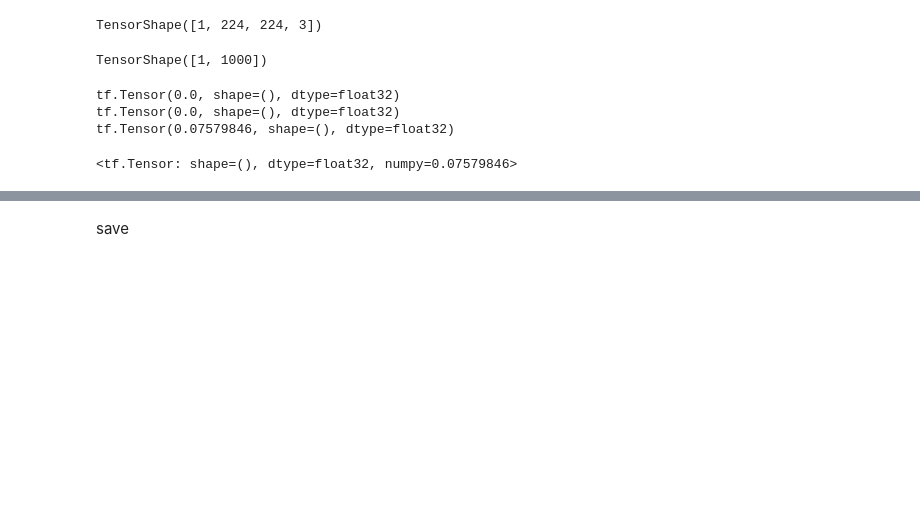
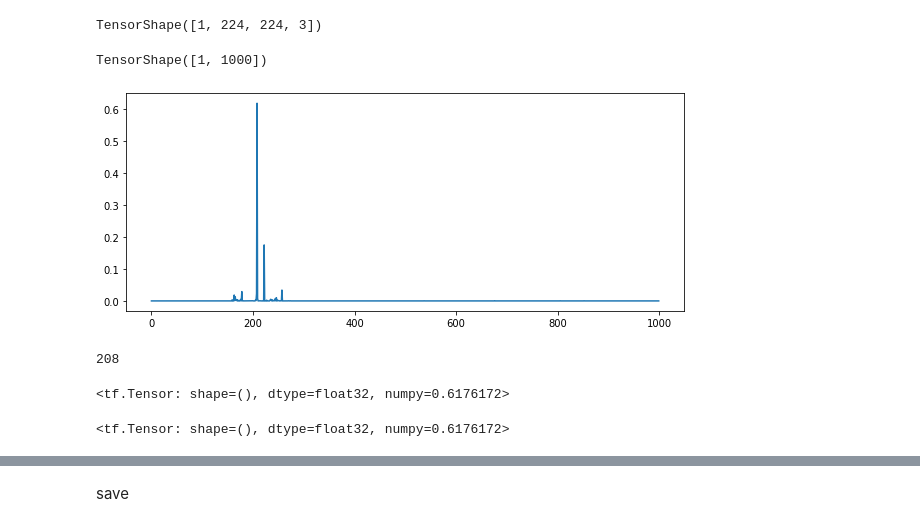
Before and after one commit to dakaun/meaningful-perturbation, a Jupyter notebook: experiments/meaningful_perturbation.ipynb, the cells around one changed output, grey strips where cells are left out. Saved outputs shown, nothing was run; the diff lists cells and outputs as text; code cells hidden in the pictures; blank space fills up the shorter version.

```diff
--- a/experiments/meaningful_perturbation.ipynb
+++ b/experiments/meaningful_perturbation.ipynb
@@ -52,8 +52,8 @@ _________________________________________________________________
 load image
 # %%
 # pytorch version
-original_img = cv2.imread('/home/student/PycharmProjects/tf2_meaningful_perturbation/examples/hopper.jpg', 1)
-#original_img = cv2.imread('/home/student/PycharmProjects/tf2_meaningful_perturbation/examples/YellowLabradorLooking_new.jpg', 1)
+#original_img = cv2.imread('/home/student/PycharmProjects/tf2_meaningful_perturbation/examples/hopper.jpg', 1)
+original_img = cv2.imread('/home/student/PycharmProjects/tf2_meaningful_perturbation/examples/YellowLabradorLooking_new.jpg', 1)
 #original_img = cv2.imread('/home/student/PycharmProjects/tf2_meaningful_perturbation/examples/coffee.jpg', 1)
 #original_img = cv2.imread('/home/student/PycharmProjects/pytorch_perturbation/pytorch-explain-black-box/examples/flute.jpg', 1)
 original_img = cv2.resize(original_img, (224, 224))
@@ -116,9 +116,14 @@ def tv_norm(inputmask, tv_beta):
     col_grad = tf.pow(tf.reduce_mean(tf.abs((img[:,:-1] - img[:,1:]))), tv_beta)
     sum_grad = row_grad + col_grad
     return sum_grad
-# %%
-img = preprocess_image(img)
-blurred_img = preprocess_image(blurred_img2)
+# %%
+#img = preprocess_image(img)
+#blurred_img = preprocess_image(blurred_img2)
+
+img = tf.keras.applications.vgg19.preprocess_input(img*255)
+img = tf.expand_dims(img, 0)
+blurred_img = tf.keras.applications.vgg19.preprocess_input(blurred_img2*255)
+blurred_img = tf.expand_dims(blurred_img, 0)
 # %%
 mask = np.float32([mask_init])
 mask = tf.convert_to_tensor(mask)
@@ -160,6 +183,20 @@ outputs = model(perturbated_input)
 outputs.shape
 # %% [output]
 TensorShape([1, 1000])
+# %%
+plt.figure(figsize=(10,4))
+plt.plot(outputs[0])
+plt.show()
+# %% [output]
+[figure, added]
+# %%
+np.argmax(outputs[0])
+# %% [output]
+208
+# %%
+outputs[0,category]
+# %% [output]
+<tf.Tensor: shape=(), dtype=float32, numpy=0.6176172>
 # %%
 loss = l1_coeff*tf.reduce_mean(tf.abs(1-mask)) + tv_coeff*tv_norm(mask, tv_beta) + outputs[0, category]
 # l1_coeff: lasso regression (shrinks less important features to zero)
@@ -171,18 +207,15 @@ minimize() # optimizer.step()
 # %%
 with tf.GradientTape() as tape:
-    outputs = model(perturbated_input)
-    l1 = l1_coeff*tf.reduce_mean(tf.abs(1-mask))
-    print(l1)
-    l2 = tv_coeff*tv_norm(mask, tv_beta)
-    print(l2)
-    l3 = outputs[0, category]
-    print(l3)
-    loss = l1 + l2 + l3
-    #tape.watch(img)
-    #loss = l1_coeff*tf.reduce_mean(tf.abs(1-mask)) + tv_coeff*tv_norm(mask, tv_beta) + outputs[0, category]
+    tape.watch(mask)
+    #l1 = l1_coeff*tf.reduce_mean(tf.abs(1-mask))
+    #print(l1)
+    #l2 = tv_coeff*tv_norm(mask, tv_beta)
+    #print(l2)
+    #l3 = outputs[0, category]
+    #print(l3)
+    #tape.reset()
+    #loss = l1 + l2 + l3
+    loss = l1_coeff*tf.reduce_mean(tf.abs(1-mask)) + tv_coeff*tv_norm(mask, tv_beta) + outputs[0, category]
 loss
 # %% [output]
-tf.Tensor(0.0, shape=(), dtype=float32)
-tf.Tensor(0.0, shape=(), dtype=float32)
-tf.Tensor(0.07579846, shape=(), dtype=float32)
+<tf.Tensor: shape=(), dtype=float32, numpy=0.6176172>
-<tf.Tensor: shape=(), dtype=float32, numpy=0.07579846>
```
Also changed, not shown: parts of 21 cells of this notebook.
